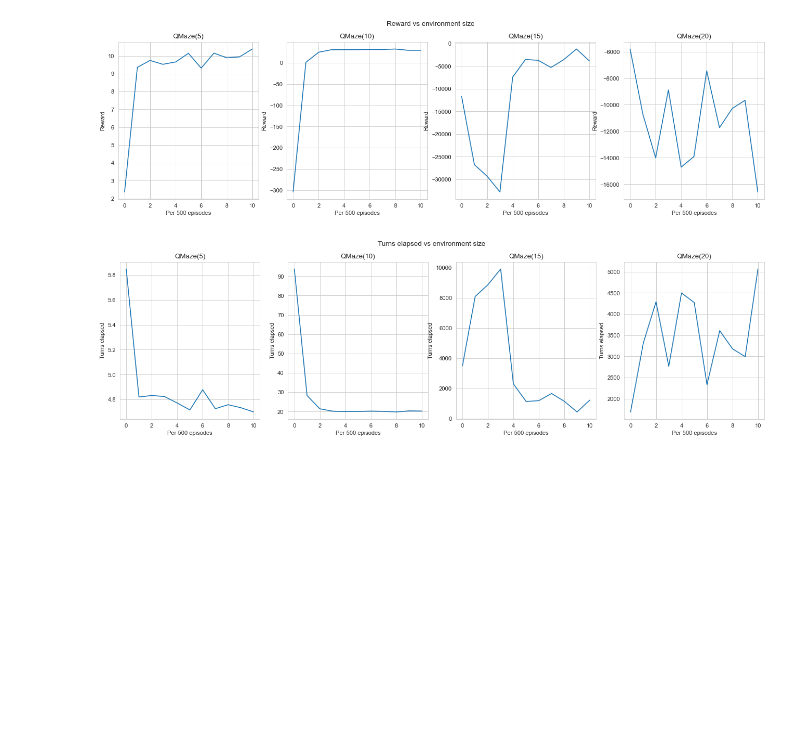
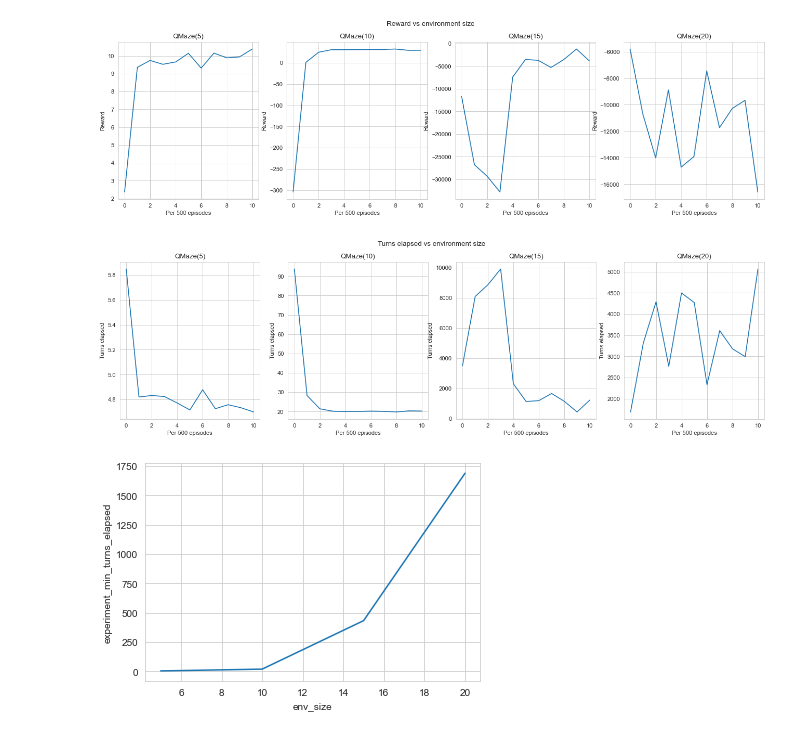
Before and after one commit to feiphoon/inm707-task2, a Jupyter notebook: src/maze/qlearning_analysis.ipynb, the cells around one changed output. Cells and saved outputs as stored; diff of their text form; code cells hidden in the pictures; blank space fills up the shorter version.

```diff
--- a/src/maze/qlearning_analysis.ipynb
+++ b/src/maze/qlearning_analysis.ipynb
@@ -274,3 +274,8 @@ plt.ylabel("Turns elapsed");
 plt.title("QMaze(20)");
 # %% [output]
 [figure]
+# %%
+# Min turns elapsed grows exponentially!
+sns.lineplot(data=size_results_df, x="env_size", y="experiment_min_turns_elapsed");
+# %% [output]
+[figure, added]
```
Also changed, not shown: parts of 3 cells of this notebook.
